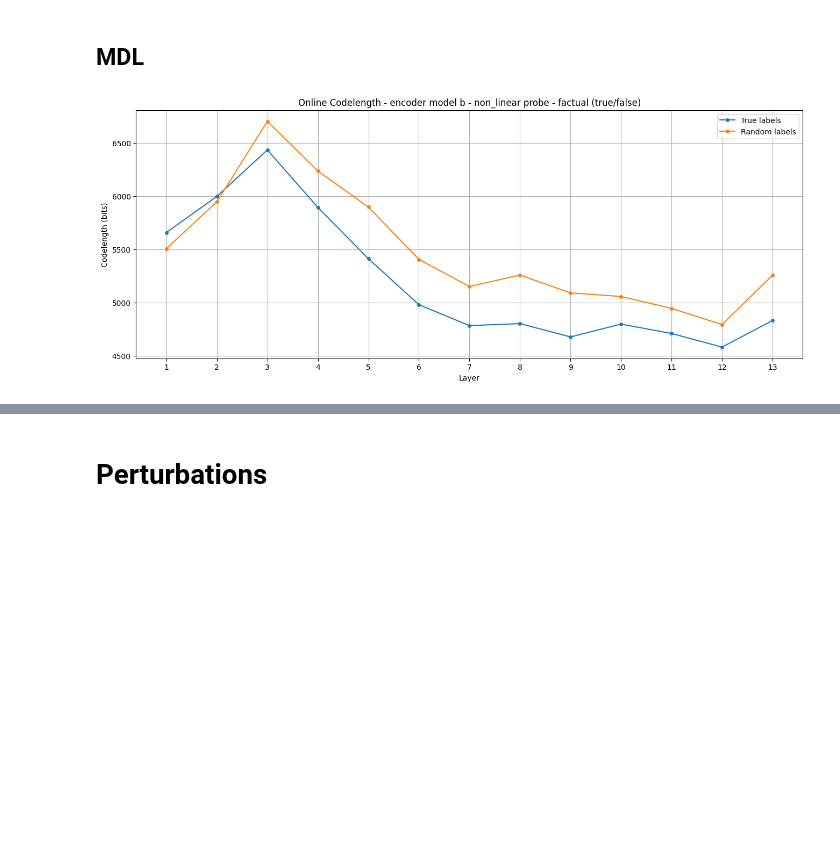
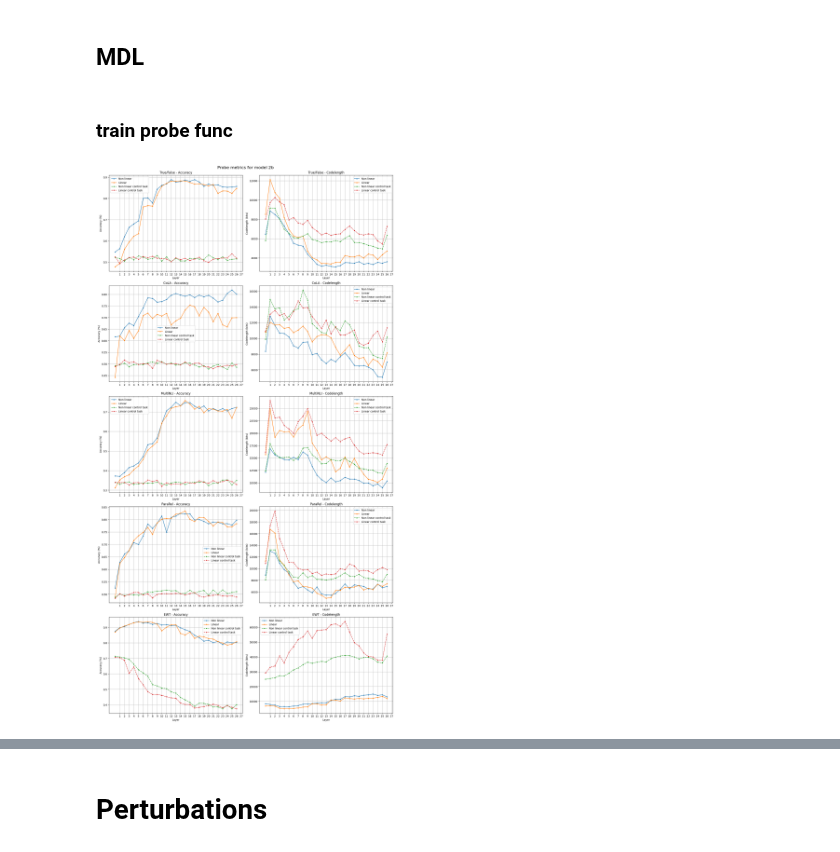
Before and after one commit to rrossierba/digital-transformation-computer-security, a Jupyter notebook: probe_t5.ipynb, the cells around one changed output, grey strips where cells are left out. Cells and saved outputs as stored; diff of their text form; code cells hidden in the pictures; blank space fills up the shorter version.

```diff
--- a/probe_t5.ipynb
+++ b/probe_t5.ipynb
@@ -1826,7 +1521,7 @@ def compute_online_codelength(probe, train_df, col_name, epochs=15, label='label
 
         previous_t = t_curr
 
-    return total_codelength
+    return total_codelength, prev_model
 # %%
 def compare_codelengths(df, model_size, encdec, probe, num_layers, label='label', epochs=15):
     codelengths = []
@@ -1847,18 +1556,24 @@ def compare_codelengths(df, model_size, encdec, probe, num_layers, label='label'
-# %%
-encdec = 'encoder'
-probe = 'non_linear'
-codelengths, random_codelengths = compare_codelengths(activation_tf_df, model_size='b', encdec=encdec, probe=probe, num_layers=13, label='label', epochs=15)
-
-layers = list(range(1,14))
-plt.figure(figsize=(16,6))
-plt.xticks(layers)
-plt.plot(layers, codelengths, marker='o', markersize=4, label='True labels')
-plt.plot(layers, random_codelengths, marker='o', markersize=4, label='Random labels')
-plt.title(f'Online Codelength - {encdec} model b - {probe} probe - factual (true/false)')
-plt.xlabel('Layer')
-plt.ylabel('Codelength (bits)')
-plt.legend()
-plt.grid(True)
-plt.show()
-# %% [output]
-[figure, removed]
+# %% [markdown]
+### train probe func
+# %%
+def get_model_metrics(df, model_size, encdec, probe, num_layers, label='label', epochs=15, model_dict={}):
+    codelengths = []
+    accuracies = []
+
+    train_df, test_df = split_train_test(df, TRAIN_SPLIT)
+
+    for i in trange(1,num_layers+1, desc=f'\tmetrics (model {model_size}, {encdec}, probe {probe})'):
+        col_name = f'{encdec}_layer_{i}'
+        codelen_online, trained_model = compute_online_codelength(probe, train_df, col_name, epochs=epochs, label=label, batch_size=128)
+        model_dict[col_name] = trained_model
+        codelengths.append(codelen_online)
+
+        X_test_tensor = torch.stack([torch.from_numpy(t) for t in test_df[col_name].tolist()]).to(torch.float32)
+        y_test_tensor = torch.tensor(test_df[label].tolist())
+
+        test_dataset = TensorDataset(X_test_tensor, y_test_tensor)
+        test_loader = DataLoader(test_dataset, batch_size=1)
+        test_acc = trained_model.evaluate(test_loader)
+        accuracies.append(test_acc)
+
+    return codelengths, accuracies
@@ -1864,0 +1715,6 @@ plt.show()
+# %%
+encdec = 'encoder'
+model_2b_metrics = train_probe('2b', encdec)
+plot_probe_metrics(metric_dict, '2b')
+# %% [output]
+[figure, added]
```
Also changed, not shown: parts of 84 cells of this notebook.
